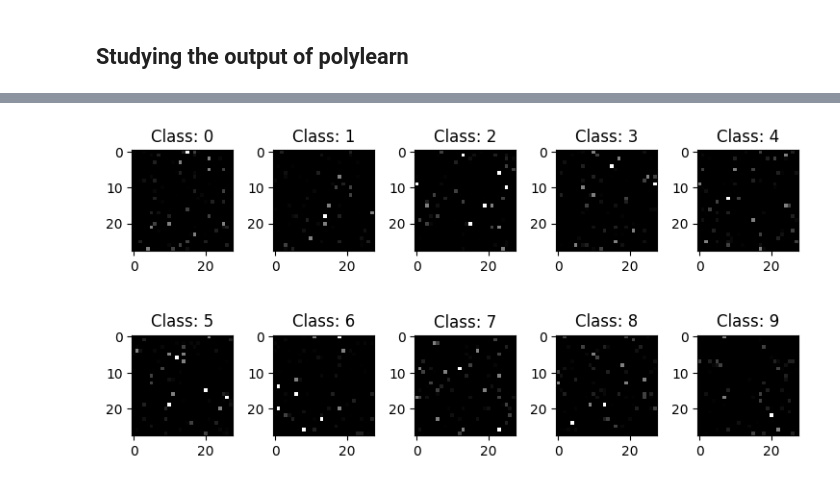
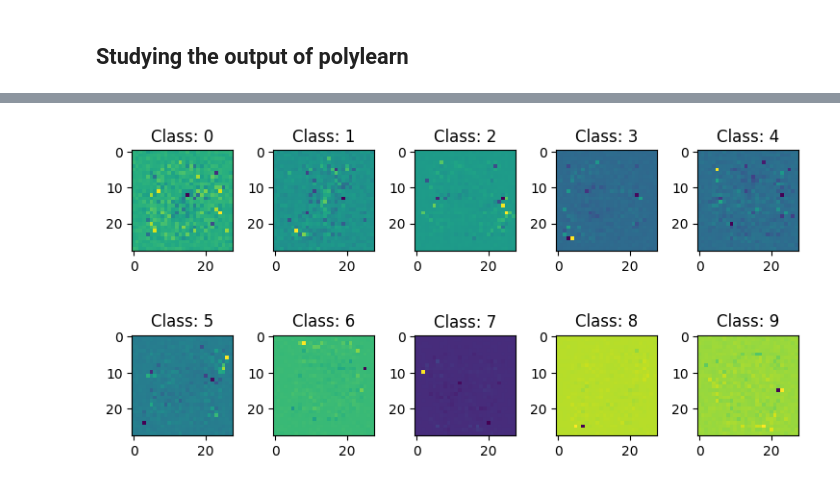
Before and after one commit to aurelienwaite/reverse_search_experiments, a Jupyter notebook: mnist/mnist.ipynb, the cells around one changed output, grey strips where cells are left out. Saved outputs shown, nothing was run; the diff lists cells and outputs as text; code cells hidden in the pictures.

```diff
--- a/mnist/mnist.ipynb
+++ b/mnist/mnist.ipynb
@@ -324,14 +314,4 @@ ax.legend()
-# %%
-with open("exp6_fix_sampling/bins.json") as params_file:
-    bins = np.array([json.loads(line) for line in params_file])
-
-offset = np.concatenate([np.zeros([bins.shape[0], 1], dtype=float), bins[:,0:-1]], axis=1)
-bin_widths = bins - offset
-
-plot_params(bin_widths[-1])
-
-#plt.bar(range(len(bin_widths[-1])), bin_widths[-1])
-
-#plt.pie(bin_widths[-1])
-# %% [output]
-[figure, removed]
+# %%
+plot_params(learnt_params[-1])
+# %% [output]
+[figure, added]
```
Also changed, not shown: parts of 12 cells of this notebook, 2 other files.
